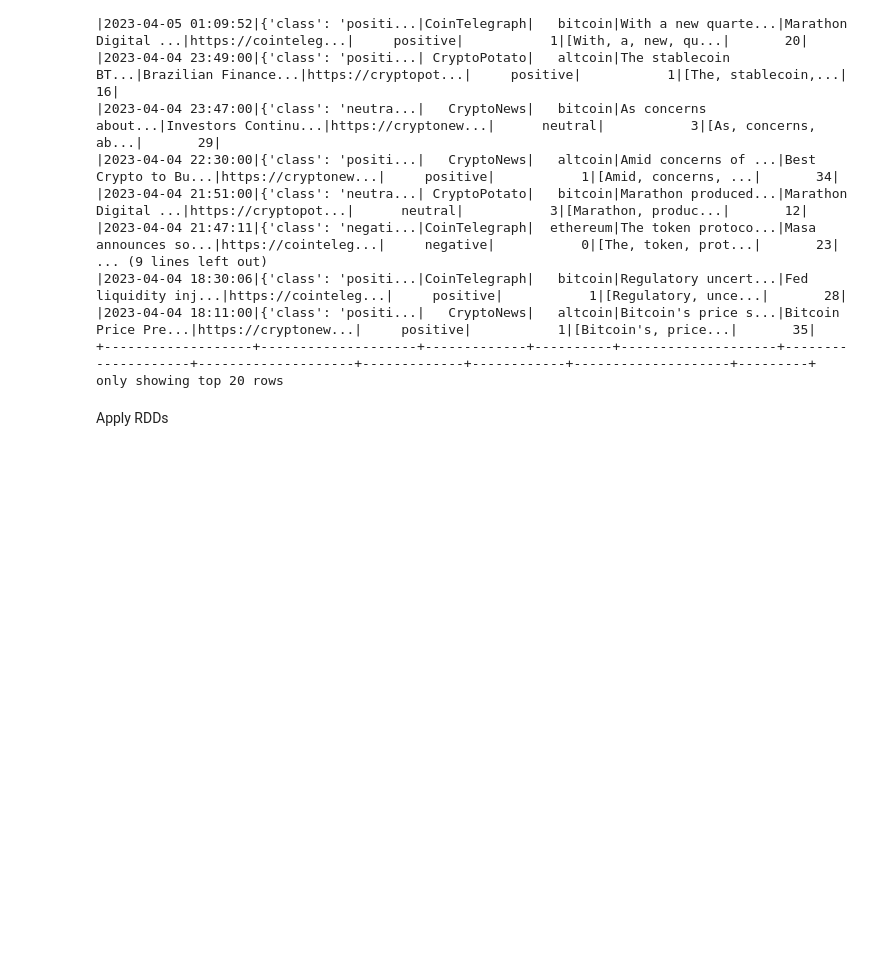
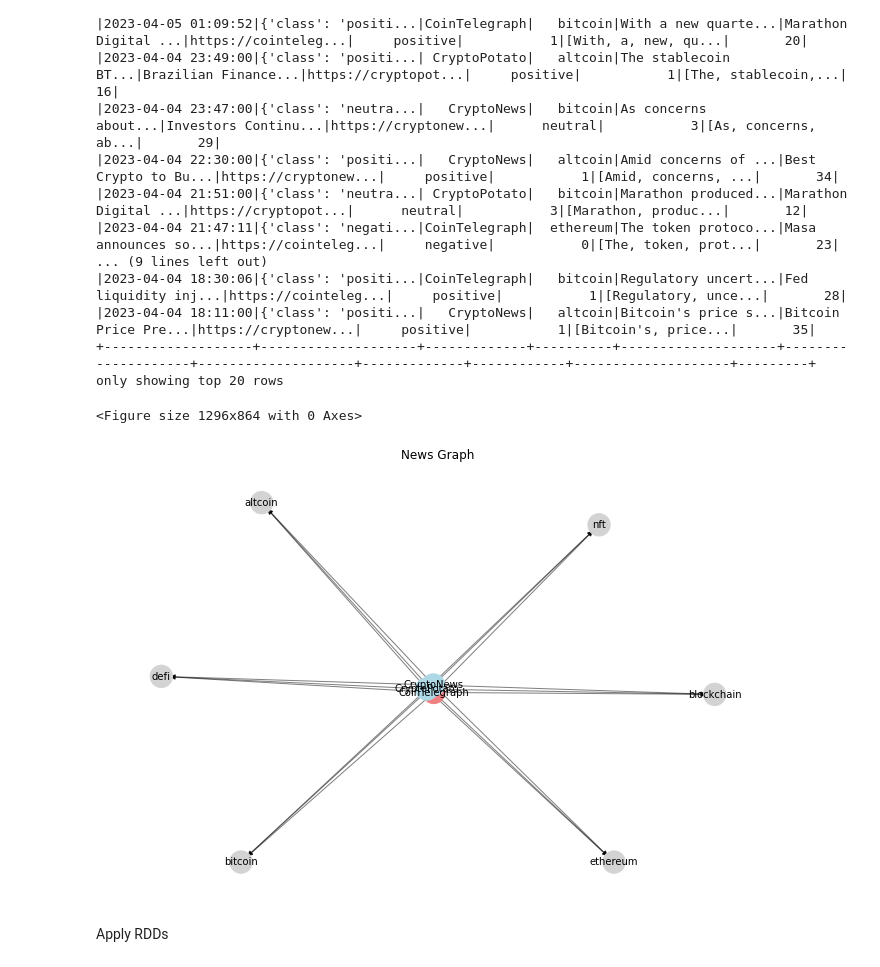
Before and after one commit to mayer19/BigData, a Jupyter notebook: BigDataGroupProject.ipynb, the cells around one changed output. Saved outputs shown, nothing was run; the diff lists cells and outputs as text; code cells hidden in the pictures; blank space fills up the shorter version.

```diff
--- a/BigDataGroupProject.ipynb
+++ b/BigDataGroupProject.ipynb
@@ -265,6 +339,74 @@ df.show()
 |2023-04-04 18:11:00|{'class': 'positi...|   CryptoNews|   altcoin|Bitcoin's price s...|Bitcoin Price Pre...|https://cryptonew...|     positive|           1|[Bitcoin's, price...|       35|
 +-------------------+--------------------+-------------+----------+--------------------+--------------------+--------------------+-------------+------------+--------------------+---------+
 only showing top 20 rows
+# %%
+##Graphs
+# Select the "text" and "IntSentiment" columns
+graph_df = df.select("source","subject","title", "OnlySentiment")
+
+
+# Convert the DataFrame to a Pandas DataFrame for convenience
+graph_pd = graph_df.toPandas()
+
+# Create a vertices DataFrame
+verticesList = pd.concat([graph_pd['source'], graph_pd['subject']], ignore_index=True).unique()
+verticesList = pd.DataFrame(verticesList, columns=['id'])
+
+# Create an edges DataFrame
+edgeDataList = graph_pd[['source', 'subject', 'OnlySentiment']].rename(columns={'source': 'src', 'subject': 'dst'})
+
+# Create a new directed graph
+G = nx.DiGraph()
+
+# Add vertices to the graph
+G.add_nodes_from(verticesList['id'])
+
+# Add edges to the graph
+G.add_edges_from(edgeDataList[['src', 'dst']].values)
+
+# Draw the graph
+pos = nx.spring_layout(G)
+
+# Draw the graph
+pos = nx.spring_layout(G, scale=0.5)  # Adjust the scale for zooming out
+
+plt.figure(figsize=(18, 12))  # Increase the figure size for better visibility
+
+# Create a dictionary to map sentiment to color
+sentiment_colors = {
+    'positive': 'lightgreen',
+    'neutral': 'lightblue',
+    'negative': 'lightcoral'
+}
+
+node_colors = []
+for node in G.nodes:
+    node_sentiment = graph_pd.loc[graph_pd['source'] == node, 'OnlySentiment']
+    if not node_sentiment.empty:
+        sentiment = node_sentiment.iloc[0]
+        color = sentiment_colors.get(sentiment, 'lightgray')
+        node_colors.append(color)
+    else:
+        node_colors.append('lightgray')
+
+plt.figure(figsize=(12, 8))
+
+# Draw nodes with different colors and labels
+nx.draw_networkx_nodes(G, pos, node_color=node_colors, node_size=500)
+nx.draw_networkx_labels(G, pos, labels={node: node for node in G.nodes}, font_size=10, font_color='black')
+
+# Draw edges
+nx.draw_networkx_edges(G, pos, arrows=True, alpha=0.5)
+
+# Customize plot appearance
+plt.title('News Graph')
+plt.axis('off')
+
+# Show the graph
+plt.show()
+# %% [output]
+<Figure size 1296x864 with 0 Axes>
+[figure, added]
 # %% [markdown]
 Apply RDDs
 # %%
```
Also changed, not shown: parts of 34 cells of this notebook.
